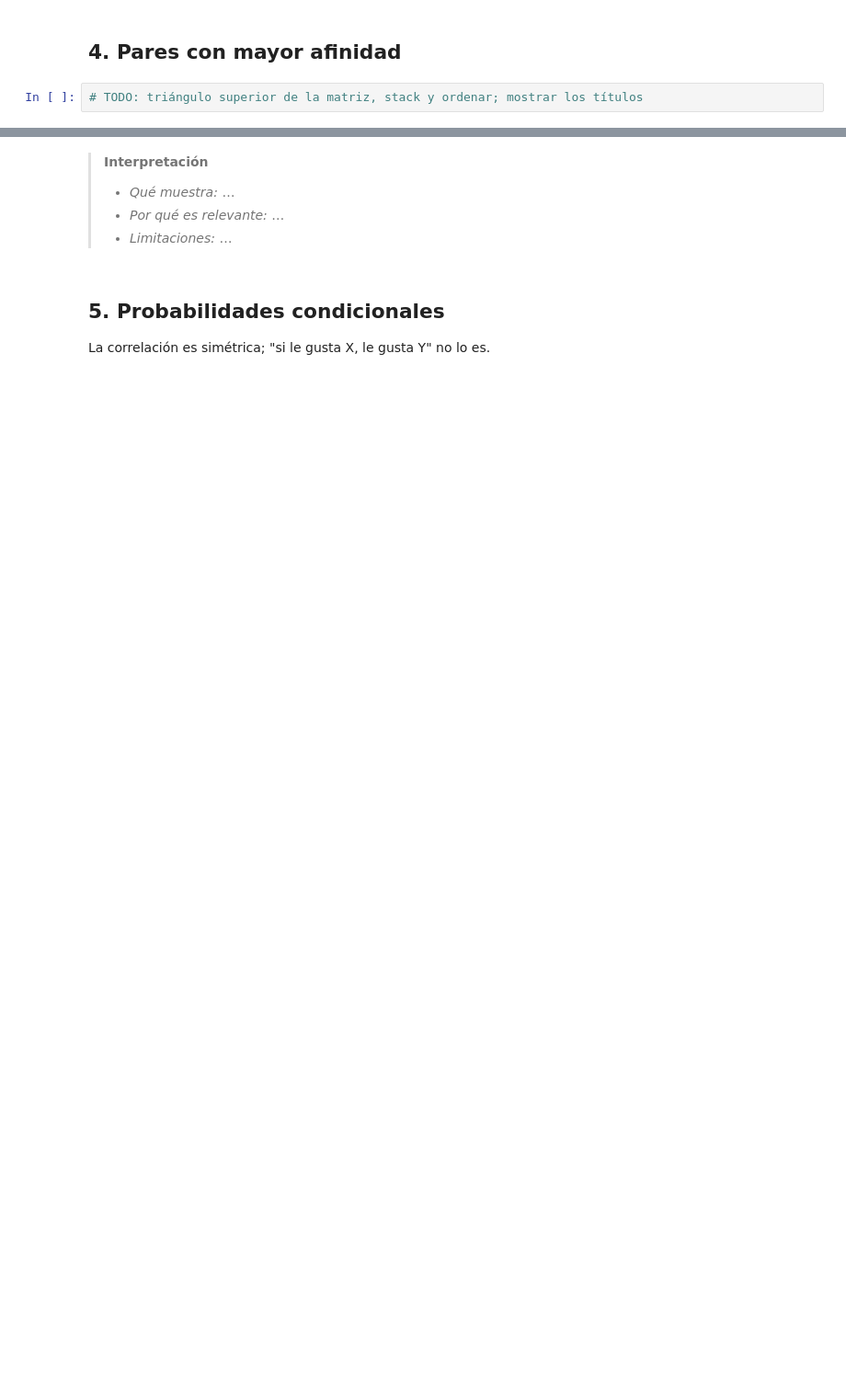
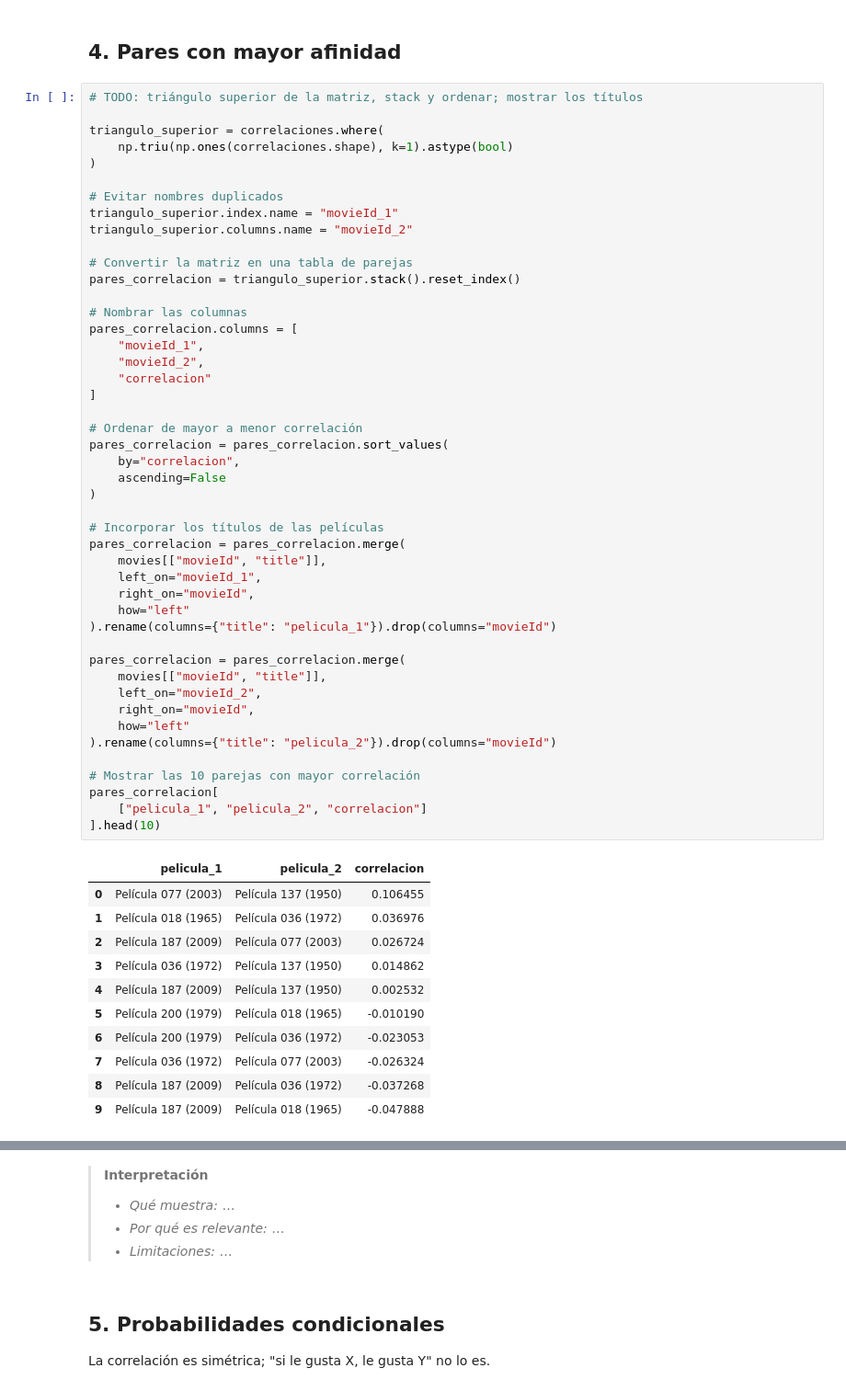
Before and after one commit to srandres-git/movielens-proyecto-integrador, a Jupyter notebook: notebooks/03_afinidades_peliculas.ipynb, the cells around one changed output, grey strips where cells are left out. Shown at 92% size. Drawn from its saved outputs; the diff is of its cells as text; blank space fills up the shorter version.

```diff
--- a/notebooks/03_afinidades_peliculas.ipynb
+++ b/notebooks/03_afinidades_peliculas.ipynb
@@ -69,6 +143,62 @@ Valores únicos: [1. 0.]
 ## 4. Pares con mayor afinidad
 # %%
 # TODO: triángulo superior de la matriz, stack y ordenar; mostrar los títulos
+
+triangulo_superior = correlaciones.where(
+    np.triu(np.ones(correlaciones.shape), k=1).astype(bool)
+)
+
+# Evitar nombres duplicados
+triangulo_superior.index.name = "movieId_1"
+triangulo_superior.columns.name = "movieId_2"
+
+# Convertir la matriz en una tabla de parejas
+pares_correlacion = triangulo_superior.stack().reset_index()
+
+# Nombrar las columnas
+pares_correlacion.columns = [
+    "movieId_1",
+    "movieId_2",
+    "correlacion"
+]
+
+# Ordenar de mayor a menor correlación
+pares_correlacion = pares_correlacion.sort_values(
+    by="correlacion",
+    ascending=False
+)
+
+# Incorporar los títulos de las películas
+pares_correlacion = pares_correlacion.merge(
+    movies[["movieId", "title"]],
+    left_on="movieId_1",
+    right_on="movieId",
+    how="left"
+).rename(columns={"title": "pelicula_1"}).drop(columns="movieId")
+
+pares_correlacion = pares_correlacion.merge(
+    movies[["movieId", "title"]],
+    left_on="movieId_2",
+    right_on="movieId",
+    how="left"
+).rename(columns={"title": "pelicula_2"}).drop(columns="movieId")
+
+# Mostrar las 10 parejas con mayor correlación
+pares_correlacion[
+    ["pelicula_1", "pelicula_2", "correlacion"]
+].head(10)
+# %% [output]
+|  | pelicula_1 | pelicula_2 | correlacion |
+| 0 | Película 077 (2003) | Película 137 (1950) | 0.106455 |
+| 1 | Película 018 (1965) | Película 036 (1972) | 0.036976 |
+| 2 | Película 187 (2009) | Película 077 (2003) | 0.026724 |
+| 3 | Película 036 (1972) | Película 137 (1950) | 0.014862 |
+| 4 | Película 187 (2009) | Película 137 (1950) | 0.002532 |
+| 5 | Película 200 (1979) | Película 018 (1965) | -0.010190 |
+| 6 | Película 200 (1979) | Película 036 (1972) | -0.023053 |
+| 7 | Película 036 (1972) | Película 077 (2003) | -0.026324 |
+| 8 | Película 187 (2009) | Película 036 (1972) | -0.037268 |
+| 9 | Película 187 (2009) | Película 018 (1965) | -0.047888 |
 # %%
 # TODO: heatmap (imshow) de unas 20 películas
 # rutas.guardar_figura(fig, "03_heatmap_peliculas")
```
Also changed, not shown: parts of 8 cells of this notebook, 2 other files.
